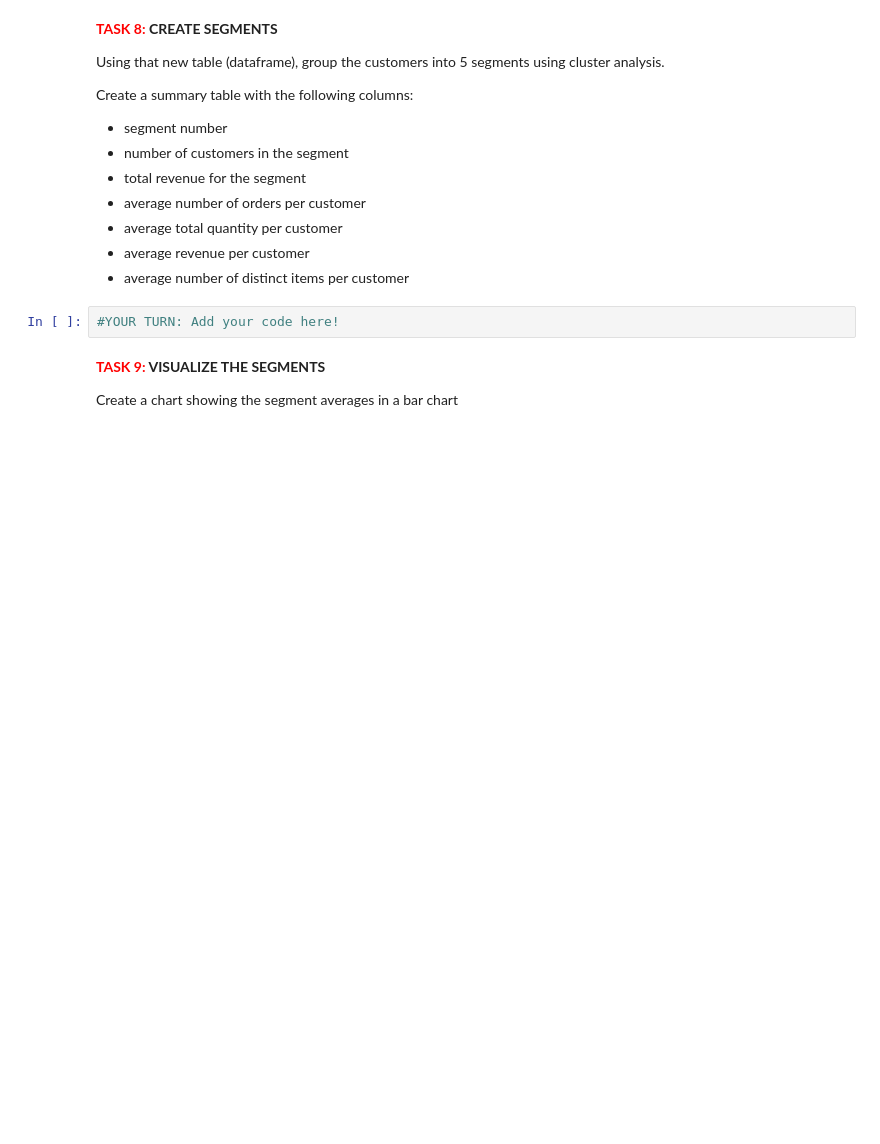
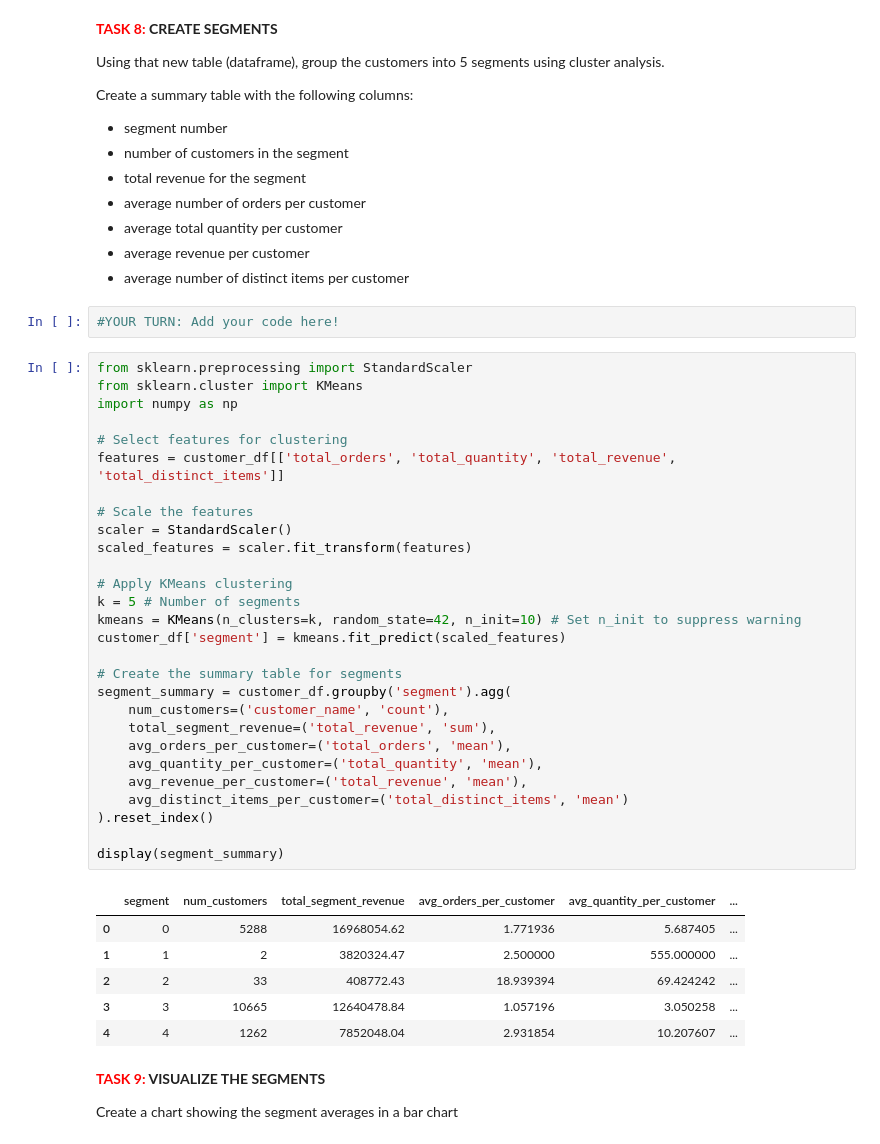
Before and after one commit to JonathanW20/IS6010Lab5, a Jupyter notebook: notebooks/lab5_retail_sales_analysis.ipynb, the cells around one changed output. Drawn from its saved outputs; the diff is of its cells as text; blank space fills up the shorter version.

```diff
--- a/notebooks/lab5_retail_sales_analysis.ipynb
+++ b/notebooks/lab5_retail_sales_analysis.ipynb
@@ -343,6 +343,41 @@ Create a summary table with the following columns:
 - average number of distinct items per customer
 # %%
 #YOUR TURN: Add your code here!
+# %%
+from sklearn.preprocessing import StandardScaler
+from sklearn.cluster import KMeans
+import numpy as np
+
+# Select features for clustering
+features = customer_df[['total_orders', 'total_quantity', 'total_revenue', 'total_distinct_items']]
+
+# Scale the features
+scaler = StandardScaler()
+scaled_features = scaler.fit_transform(features)
+
+# Apply KMeans clustering
+k = 5 # Number of segments
+kmeans = KMeans(n_clusters=k, random_state=42, n_init=10) # Set n_init to suppress warning
+customer_df['segment'] = kmeans.fit_predict(scaled_features)
+
+# Create the summary table for segments
+segment_summary = customer_df.groupby('segment').agg(
+    num_customers=('customer_name', 'count'),
+    total_segment_revenue=('total_revenue', 'sum'),
+    avg_orders_per_customer=('total_orders', 'mean'),
+    avg_quantity_per_customer=('total_quantity', 'mean'),
+    avg_revenue_per_customer=('total_revenue', 'mean'),
+    avg_distinct_items_per_customer=('total_distinct_items', 'mean')
+).reset_index()
+
+display(segment_summary)
+# %% [output]
+|  | segment | num_customers | total_segment_revenue | avg_orders_per_customer | avg_quantity_per_customer | ... |
+| 0 | 0 | 5288 | 16968054.62 | 1.771936 | 5.687405 | ... |
+| 1 | 1 | 2 | 3820324.47 | 2.500000 | 555.000000 | ... |
+| 2 | 2 | 33 | 408772.43 | 18.939394 | 69.424242 | ... |
+| 3 | 3 | 10665 | 12640478.84 | 1.057196 | 3.050258 | ... |
+| 4 | 4 | 1262 | 7852048.04 | 2.931854 | 10.207607 | ... |
 # %% [markdown]
 **<span style="color:red;">TASK 9:</span> VISUALIZE THE SEGMENTS**
 
```
Also changed, not shown: parts of 3 cells of this notebook.
